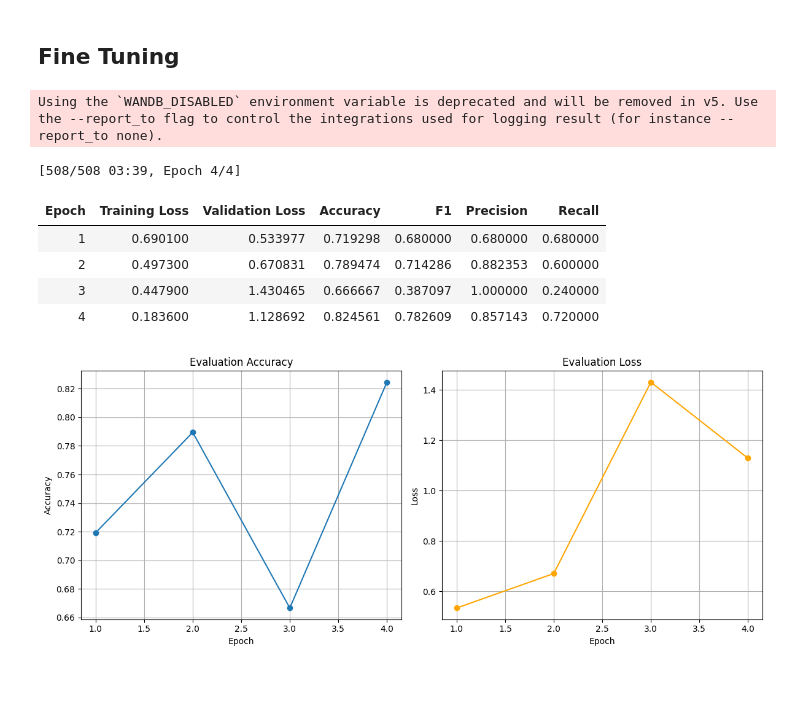
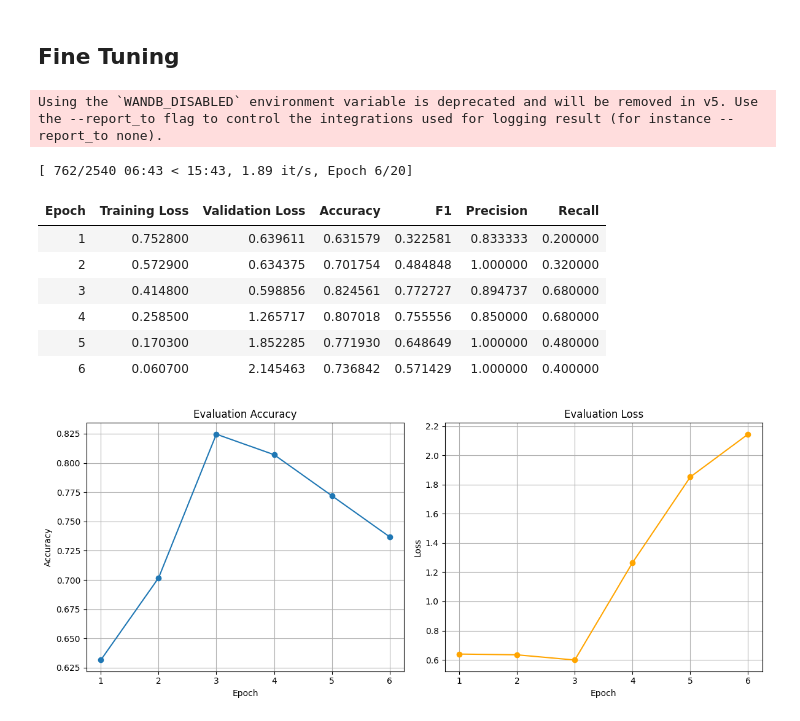
Before and after one commit to kozoB/steam-sarcasm-detection, a Jupyter notebook: Steam_Reviews_Sarcasm_Detection_Project.ipynb, the cells around one changed output. Drawn from its saved outputs; the diff is of its cells as text; code cells hidden in the pictures; blank space fills up the shorter version.

Commit message:
Fine tuned hyperparameters, early stopping, etc... best model saved

```diff
--- a/Steam_Reviews_Sarcasm_Detection_Project.ipynb
+++ b/Steam_Reviews_Sarcasm_Detection_Project.ipynb
@@ -1265,19 +1265,24 @@ import numpy as np
 import matplotlib.pyplot as plt
 from torch import nn
 from torch.utils.data import Dataset
-from transformers import RobertaTokenizer, RobertaModel, Trainer, TrainingArguments
+from transformers import (
+    RobertaTokenizer,
+    RobertaModel,
+    Trainer,
+    TrainingArguments,
+    EarlyStoppingCallback,
+    get_scheduler,
+)
+from transformers.modeling_outputs import SequenceClassifierOutput
 from sklearn.metrics import accuracy_score, f1_score, precision_score, recall_score
 
 os.environ["WANDB_DISABLED"] = "true"
 
-# Load tokenizer and model
 tokenizer = RobertaTokenizer.from_pretrained("FacebookAI/roberta-large-mnli")
 roberta_model = RobertaModel.from_pretrained("FacebookAI/roberta-large-mnli")
 
-# Metadata columns
 metadata_cols = ['review_score', 'review_votes', 'sentiment', 'sentiment_mismatch', 'has_caps']
 
-# Dataset class
 class SteamReviewDataset(Dataset):
     def __init__(self, texts, metadata, labels):
         self.texts = texts
@@ -1295,18 +1300,17 @@ class SteamReviewDataset(Dataset):
             max_length=128,
             return_tensors="pt"
         )
-        item = {key: val.squeeze(0) for key, val in encoding.items()}
+        item = {k: v.squeeze(0) for k, v in encoding.items()}
         item['metadata'] = torch.tensor(self.metadata[idx], dtype=torch.float32)
         item['labels'] = torch.tensor(self.labels[idx], dtype=torch.long)
         return item
 
-# Model with metadata
 class RobertaWithMetadata(nn.Module):
     def __init__(self, roberta_model, metadata_dim):
         super().__init__()
         self.roberta = roberta_model
         self.metadata_proj = nn.Linear(metadata_dim, 32)
-        self.dropout = nn.Dropout(0.2)
+        self.dropout = nn.Dropout(0.4)  # Increased dropout for regularization
         self.classifier = nn.Linear(1024 + 32, 2)
 
     def forward(self, input_ids, attention_mask, metadata, labels=None):
@@ -1316,15 +1320,11 @@ class RobertaWithMetadata(nn.Module):
         combined = torch.cat((cls_output, meta_proj), dim=1)
         combined = self.dropout(combined)
         logits = self.classifier(combined)
-
         loss = None
         if labels is not None:
-            loss_fn = nn.CrossEntropyLoss()
-            loss = loss_fn(logits, labels)
+            loss = nn.CrossEntropyLoss()(logits, labels)
+        return SequenceClassifierOutput(loss=loss, logits=logits)
 
-        return {"loss": loss, "logits": logits}
-
-# Metric function
 def compute_metrics(eval_pred):
     logits, labels = eval_pred
     preds = np.argmax(logits, axis=1)
@@ -1335,7 +1335,6 @@ def compute_metrics(eval_pred):
         "recall": recall_score(labels, preds),
     }
 
-# Prepare datasets
 train_dataset = SteamReviewDataset(
     X_train['review_text'].tolist(),
     X_train[metadata_cols].values,
@@ -1347,71 +1346,75 @@ test_dataset = SteamReviewDataset(
     y_test.values
 )
 
-# Training arguments
 training_args = TrainingArguments(
     output_dir="./meta_roberta_model",
     per_device_train_batch_size=4,
     per_device_eval_batch_size=4,
-    num_train_epochs=4,
+    num_train_epochs=20,  # More epochs with early stopping
     eval_strategy="epoch",
     logging_strategy="epoch",
-    save_strategy="no",
-    learning_rate=2e-5,
+    save_strategy="epoch",
+    learning_rate=1e-5,
     weight_decay=0.01,
     warmup_steps=500,
     logging_dir="./logs",
     report_to=None,
-    load_best_model_at_end=False,
+    load_best_model_at_end=True,
+    metric_for_best_model="eval_f1",
+    greater_is_better=True,
 )
 
-
-# Initialize model
 model = RobertaWithMetadata(roberta_model, metadata_dim=len(metadata_cols))
 
-# Single trainer instance
 trainer = Trainer(
     model=model,
     args=training_args,
     train_dataset=train_dataset,
     eval_dataset=test_dataset,
-    compute_metrics=compute_metrics
+    compute_metrics=compute_metrics,
+    callbacks=[EarlyStoppingCallback(early_stopping_patience=3)],
 )
 
-# Train all epochs at once
 train_result = trainer.train()
 
-# Get evaluation metrics history
-eval_metrics_history = trainer.state.log_history
+# Plot evaluation metrics
+log_history = trainer.state.log_history
+eval_epochs = []
+eval_accs = []
+eval_losses = []
 
-# Extract metrics for plotting
-eval_accs = [x['eval_accuracy'] for x in eval_metrics_history if 'eval_accuracy' in x]
-eval_losses = [x['eval_loss'] for x in eval_metrics_history if 'eval_loss' in x]
+for log in log_history:
+    if "eval_accuracy" in log:
+        eval_epochs.append(log["epoch"])
+        eval_accs.append(log["eval_accuracy"])
+        eval_losses.append(log["eval_loss"])
 
-# Plot results
 plt.figure(figsize=(12, 5))
 
 plt.subplot(1, 2, 1)
-plt.plot(range(1, 5), eval_accs, marker='o')
+plt.plot(eval_epochs, eval_accs, marker='o')
 plt.title("Evaluation Accuracy")
 plt.xlabel("Epoch")
 plt.ylabel("Accuracy")
 plt.grid(True)
 
 plt.subplot(1, 2, 2)
-plt.plot(range(1, 5), eval_losses, marker='o', color='orange')
+plt.plot(eval_epochs, eval_losses, marker='o', color='orange')
 plt.title("Evaluation Loss")
 plt.xlabel("Epoch")
 plt.ylabel("Loss")
 plt.grid(True)
 
 plt.tight_layout()
 plt.show()
 # %% [output]
 Using the `WANDB_DISABLED` environment variable is deprecated and will be removed in v5. Use the --report_to flag to control the integrations used for logging result (for instance --report_to none).
-[508/508 03:39, Epoch 4/4]
+[ 762/2540 06:43 < 15:43, 1.89 it/s, Epoch 6/20]
 | Epoch | Training Loss | Validation Loss | Accuracy | F1 | Precision | Recall |
-| 1 | 0.690100 | 0.533977 | 0.719298 | 0.680000 | 0.680000 | 0.680000 |
-| 2 | 0.497300 | 0.670831 | 0.789474 | 0.714286 | 0.882353 | 0.600000 |
-| 3 | 0.447900 | 1.430465 | 0.666667 | 0.387097 | 1.000000 | 0.240000 |
-| 4 | 0.183600 | 1.128692 | 0.824561 | 0.782609 | 0.857143 | 0.720000 |
+| 1 | 0.752800 | 0.639611 | 0.631579 | 0.322581 | 0.833333 | 0.200000 |
+| 2 | 0.572900 | 0.634375 | 0.701754 | 0.484848 | 1.000000 | 0.320000 |
+| 3 | 0.414800 | 0.598856 | 0.824561 | 0.772727 | 0.894737 | 0.680000 |
+| 4 | 0.258500 | 1.265717 | 0.807018 | 0.755556 | 0.850000 | 0.680000 |
+| 5 | 0.170300 | 1.852285 | 0.771930 | 0.648649 | 1.000000 | 0.480000 |
+| 6 | 0.060700 | 2.145463 | 0.736842 | 0.571429 | 1.000000 | 0.400000 |
-[figure, old version]
+[figure, new version]
```
Also changed, not shown: parts of 5 cells of this notebook.
